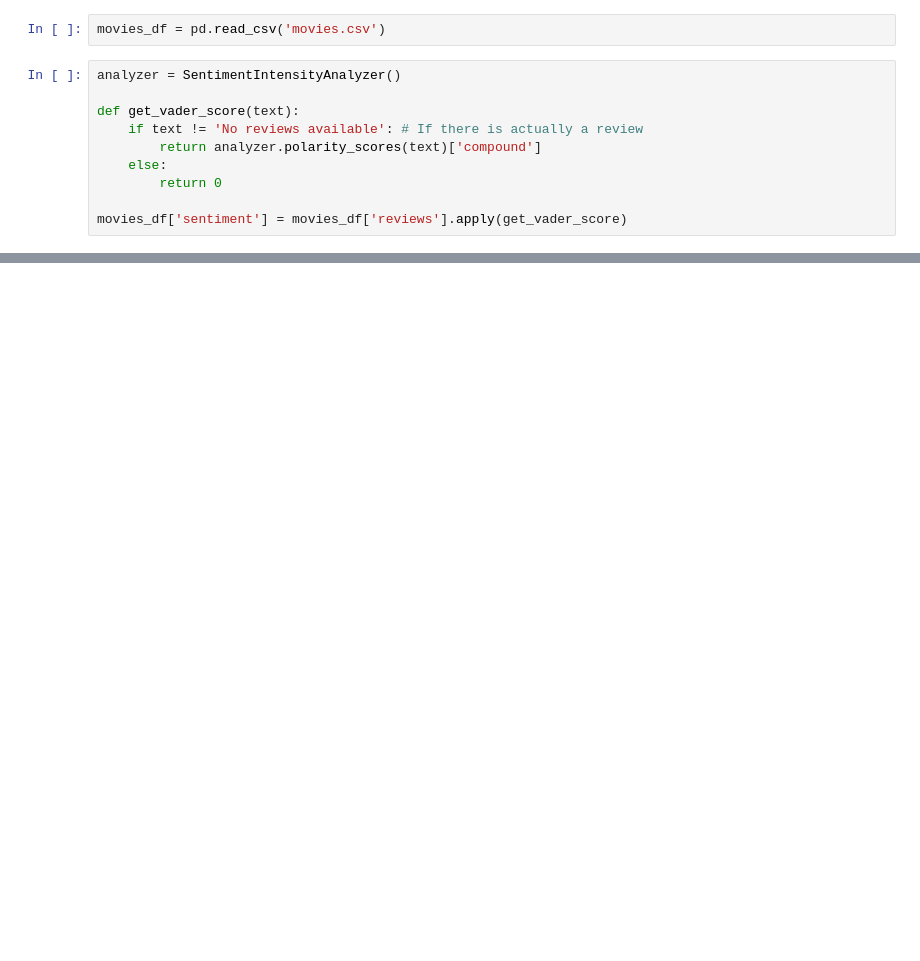
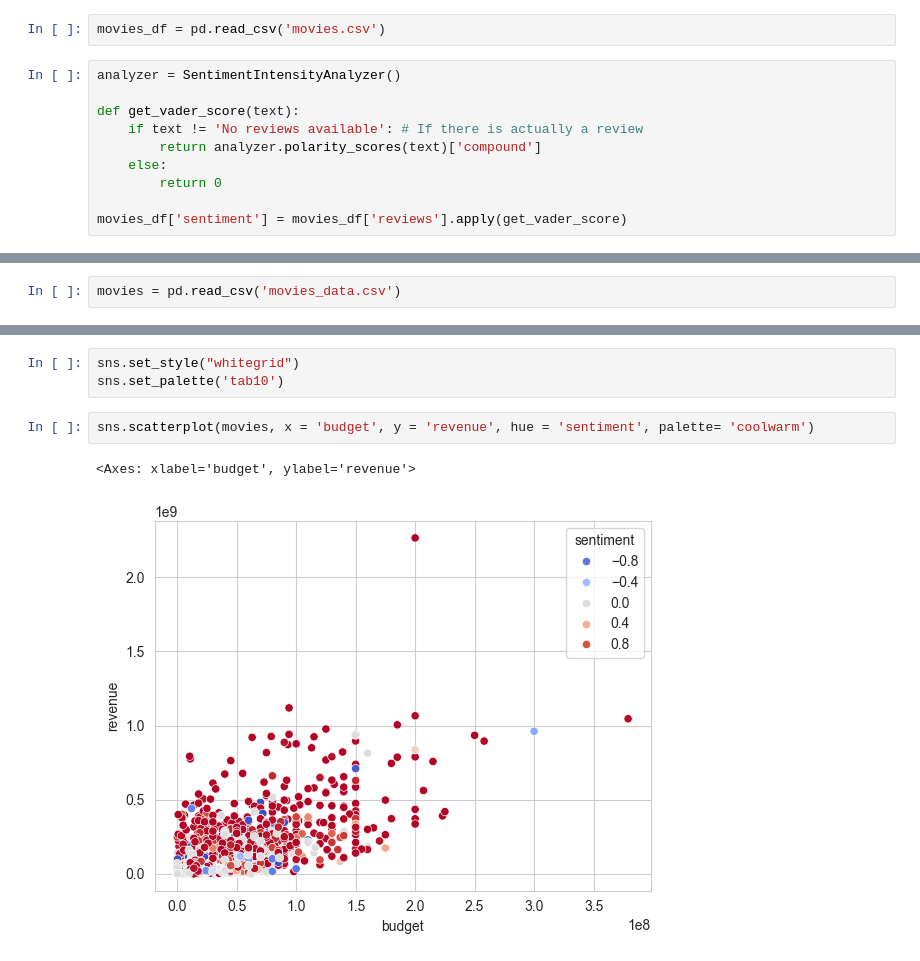
Before and after one commit to jessahal/Box-office-predictions, a Jupyter notebook: box_office_predictions.ipynb, the cells around one changed output, grey strips where cells are left out. Cells and saved outputs as stored; diff of their text form; blank space fills up the shorter version.

```diff
--- a/box_office_predictions.ipynb
+++ b/box_office_predictions.ipynb
@@ -27 +33,3 @@ movies_df['sentiment'] = movies_df['reviews'].apply(get_vader_score)
+# %%
+movies = pd.read_csv('movies_data.csv')
 # %%
@@ -29,0 +47,8 @@ movies_df['sentiment'] = movies_df['reviews'].apply(get_vader_score)
+# %%
+sns.set_style("whitegrid")
+sns.set_palette('tab10')
+# %%
+sns.scatterplot(movies, x = 'budget', y = 'revenue', hue = 'sentiment', palette= 'coolwarm')
+# %% [output]
+<Axes: xlabel='budget', ylabel='revenue'>
+[figure, added]
```
Also changed, not shown: parts of 5 cells of this notebook.
